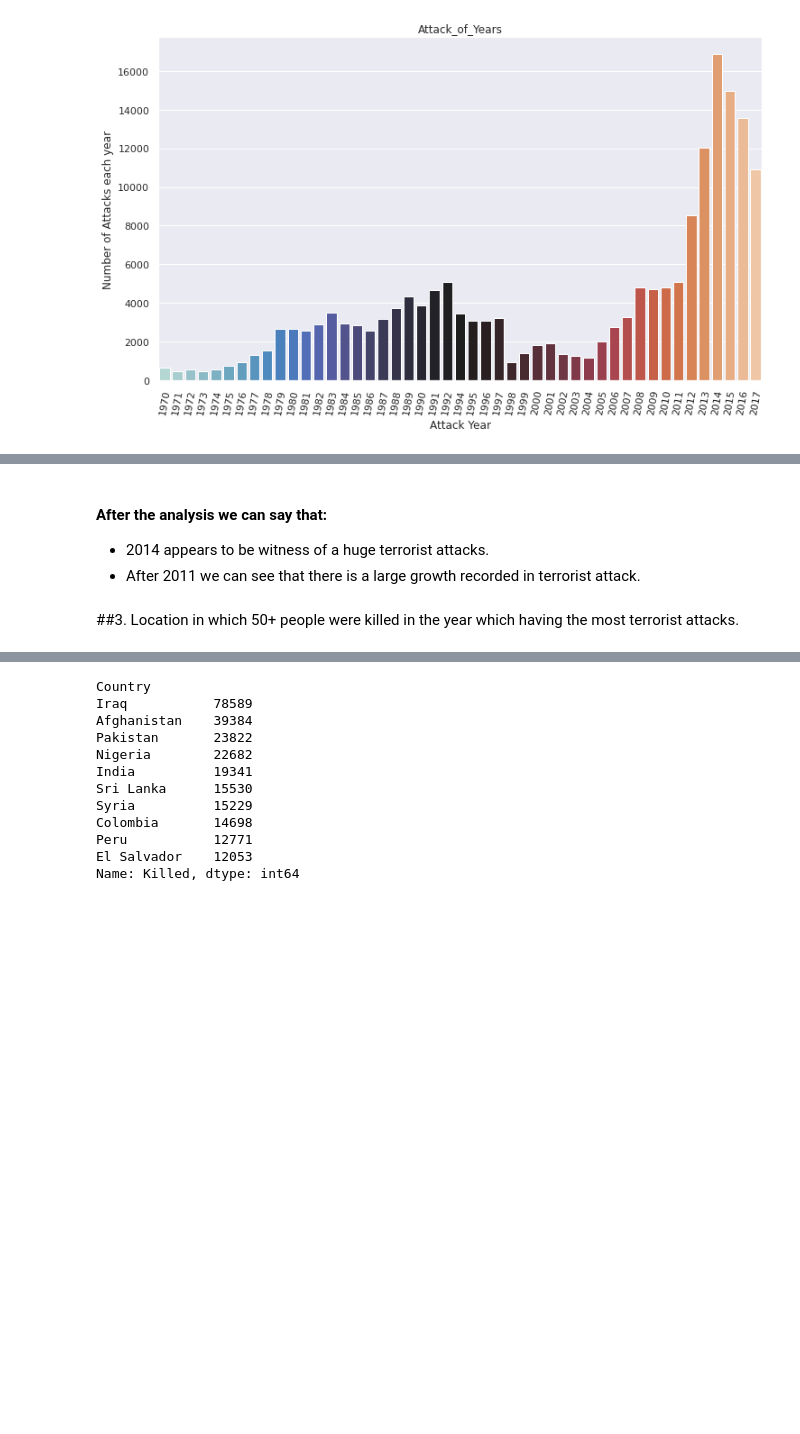
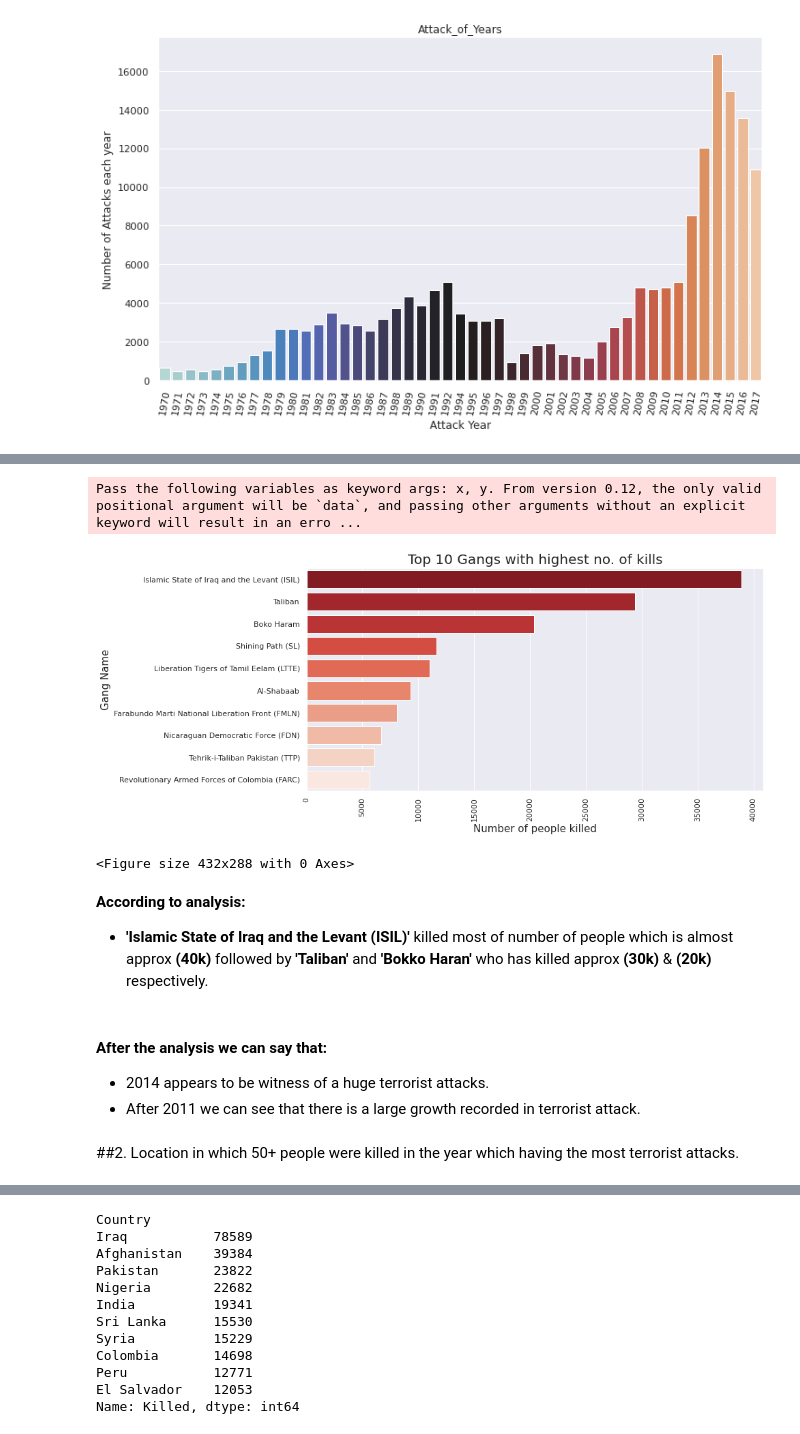
Before and after one commit to msatyajit7045/EDA-on-Global-Terrorim, a Jupyter notebook: EDA_on_Global_Terrorism.ipynb, the cells around one changed output, grey strips where cells are left out. Saved outputs shown, nothing was run; the diff lists cells and outputs as text; code cells hidden in the pictures; blank space fills up the shorter version.

```diff
--- a/EDA_on_Global_Terrorism.ipynb
+++ b/EDA_on_Global_Terrorism.ipynb
@@ -420,9 +421,25 @@ plt.show()
+# %%
+plt.figure(figsize = (12,6))
+sns.barplot(top_gang_with_most_killed.values, top_gang_with_most_killed.index,palette='Reds_r')
+plt.title('Top 10 Gangs with highest no. of kills',fontsize=20)
+plt.xlabel('Number of people killed',fontsize=15)
+plt.ylabel('Gang Name',fontsize=15)
+plt.xticks(rotation= 90)
+plt.show()
+plt.savefig('top_gang_with_most_killed.jpg')
+# %% [output]
+Pass the following variables as keyword args: x, y. From version 0.12, the only valid positional argument will be `data`, and passing other arguments without an explicit keyword will result in an erro ...
+[figure, added]
+<Figure size 432x288 with 0 Axes>
+# %% [markdown]
+**According to analysis:**
+* **'Islamic State of Iraq and the Levant (ISIL)'** killed most of number of people which is almost approx **(40k)** followed by **'Taliban'** and **'Bokko Haran'** who has  killed approx **(30k)** & **(20k)** respectively.
 # %% [markdown]
 #### After the analysis we can say that:
 * 2014 appears to be witness of a huge terrorist attacks.
 * After 2011 we can see that there is a large growth recorded in terrorist attack.
 # %% [markdown]
-##3.  Location in which 50+ people were killed in the year which having the most terrorist attacks.
+##2.  Location in which 50+ people were killed in the year which having the most terrorist attacks.
 # %%
 # selecting the 'Latittude' and 'Longitude' where 50+ people were killed in 2014
 lon=global_terrorism[(global_terrorism['Year']==2014) & (global_terrorism['Killed']>=50)]['Longitude']
```
Also changed, not shown: parts of 18 cells of this notebook.
